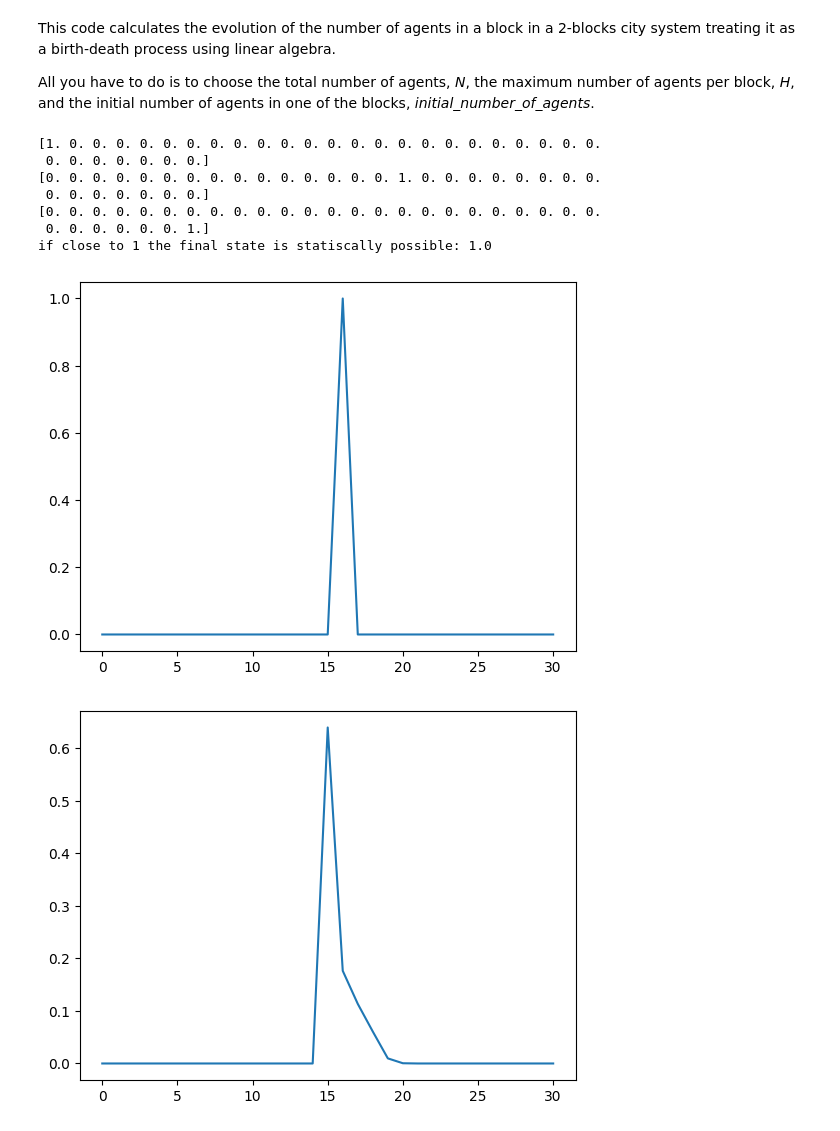
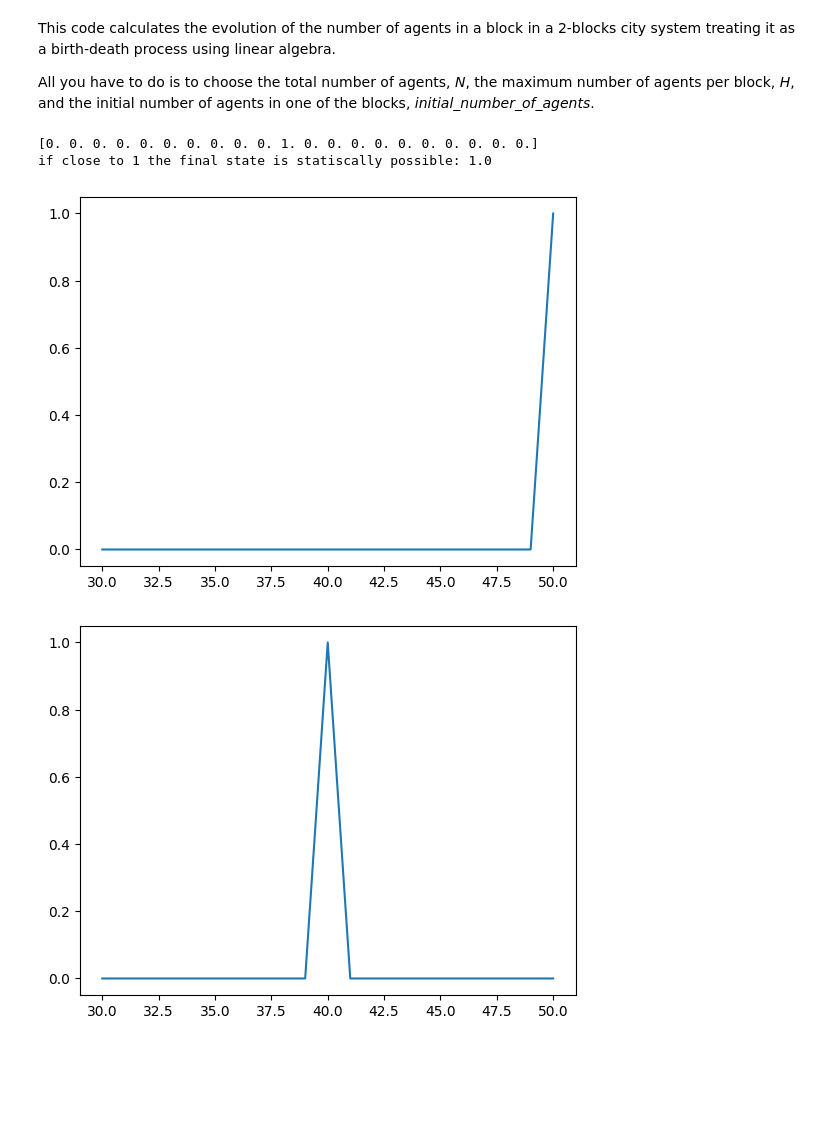
Before and after one commit to AlantheBenign/Critical-mass-model-for-social-dynamic, a Jupyter notebook: Modelo de Schelling/[PRONTO] PNAS as a birth–death process.ipynb, the cells around one changed output. Cells and saved outputs as stored; diff of their text form; code cells hidden in the pictures; blank space fills up the shorter version.

```diff
--- a/Modelo de Schelling/[PRONTO] PNAS as a birth–death process.ipynb
+++ b/Modelo de Schelling/[PRONTO] PNAS as a birth–death process.ipynb
@@ -49,8 +49,6 @@ def probability(N_1, N_2, H, case):
     return prob
 # %%
 def create_matrix(N, H):
-    M = np.zeros((N+1, N+1))
-
     if N/(2*H) >= 0.5:
         i_min = N - H
         i_max = H
@@ -58,16 +56,18 @@ def create_matrix(N, H):
         i_min = 0
         i_max = N
 
-    for i in range(i_min, i_max+1):
-        M_i_plus  = ((N-i) * (H-i))/(H*H) * probability(i, N - i, H, 'plus')
-        M_i_minus = (i * (H-N+i))/(H*H) * probability(i, N - i, H, 'minus')
+    M = np.zeros((i_max + 1 - i_min, i_max + 1 - i_min))
+
+    for i in range(0, i_max + 1 - i_min):
+        M_i_plus  = ((N-i-i_min) * (H-i-i_min))/(H*H) * probability(i+i_min, N - i-i_min, H, 'plus')
+        M_i_minus = ((i+i_min) * (H-N+i+i_min))/(H*H) * probability(i+i_min, N - i-i_min, H, 'minus')
         M_i_i = 1 - M_i_plus - M_i_minus
 
-        if(i == i_min):
+        if(i == 0):
             M[i,i] = M_i_i
             M[i, i+1] = M_i_plus
 
-        elif(i == i_max):
+        elif(i == i_max - i_min):
             M[i,i] = M_i_i
             M[i, i-1] = M_i_minus
 
@@ -90,9 +90,9 @@ This code calculates the evolution of the number of agents in a block in a 2-blo
 All you have to do is to choose the total number of agents, *N*, the maximum number of agents per block, *H*, and the initial number of agents in one of the blocks, *initial_number_of_agents*.
 # %%
 # total number of agents
-N = 30
+N = 80
 # maximum number of agents per block
-H = 30
+H = 50
 
 # minimum and maximum number of agents in a block
 
@@ -143,52 +143,47 @@ print(f"\n How good is eigenvectros_inverse (the closer to 0 the better): {num}"
 # P is the initial vector. It represents the initial state of our system, for example, a block with initial_number_of_agents agents.
 # So it is a vector with i_max - i_min + 1 spaces (a block can have from i_min up to i_max agents) with value 0, but the
 # P[initial_number_of_agents] = 1, which represents the inital condition
-initial_number_of_agents = 16
+initial_number_of_agents = 50
 
 P = initial_vector(i_min, i_max, initial_number_of_agents)
 
 # direct multiplication
 a = np.matmul(M,P)
 
-steps = 50000
+steps = 500
 for i in range(steps):
     a = np.matmul(M,a)
 
 # checks if the final state has sum 1 of all values (statistically possible)
 summ = 0
 for value in a:
     summ += value
 print(f"if close to 1 the final state is statiscally possible: {summ}")
 
 # here we calculate the time evolution of the system, we apply the M matrix time_steps times in the P
 """
 a = np.matmul(eigenvectors_inverse,P)
 time_steps = 1000
 D_k = np.diag(np.array([x**time_steps for x in eigenvalues]))
 
 a = np.matmul(D_k,a)
 
 a = np.matmul(eigenvectors, a)
 sum = 0
 for value in a:
     sum += value
 
 print(sum)
 """
 plt.figure()
-plt.plot(P)
+plt.plot(np.linspace(i_min, i_max, i_max - i_min + 1,endpoint=True), P)
 plt.show()
 
 plt.figure()
-plt.plot(a)
+plt.plot(np.linspace(i_min, i_max, i_max - i_min + 1,endpoint=True), a)
 plt.show()
 # %% [output]
-[1. 0. 0. 0. 0. 0. 0. 0. 0. 0. 0. 0. 0. 0. 0. 0. 0. 0. 0. 0. 0. 0. 0. 0.
- 0. 0. 0. 0. 0. 0. 0.]
-[0. 0. 0. 0. 0. 0. 0. 0. 0. 0. 0. 0. 0. 0. 0. 1. 0. 0. 0. 0. 0. 0. 0. 0.
- 0. 0. 0. 0. 0. 0. 0.]
-[0. 0. 0. 0. 0. 0. 0. 0. 0. 0. 0. 0. 0. 0. 0. 0. 0. 0. 0. 0. 0. 0. 0. 0.
- 0. 0. 0. 0. 0. 0. 1.]
+[0. 0. 0. 0. 0. 0. 0. 0. 0. 0. 1. 0. 0. 0. 0. 0. 0. 0. 0. 0. 0.]
 if close to 1 the final state is statiscally possible: 1.0
-[figure, old version]
+[figure, new version]
-[figure, old version]
+[figure, new version]
```
Also changed, not shown: 3 other files.
